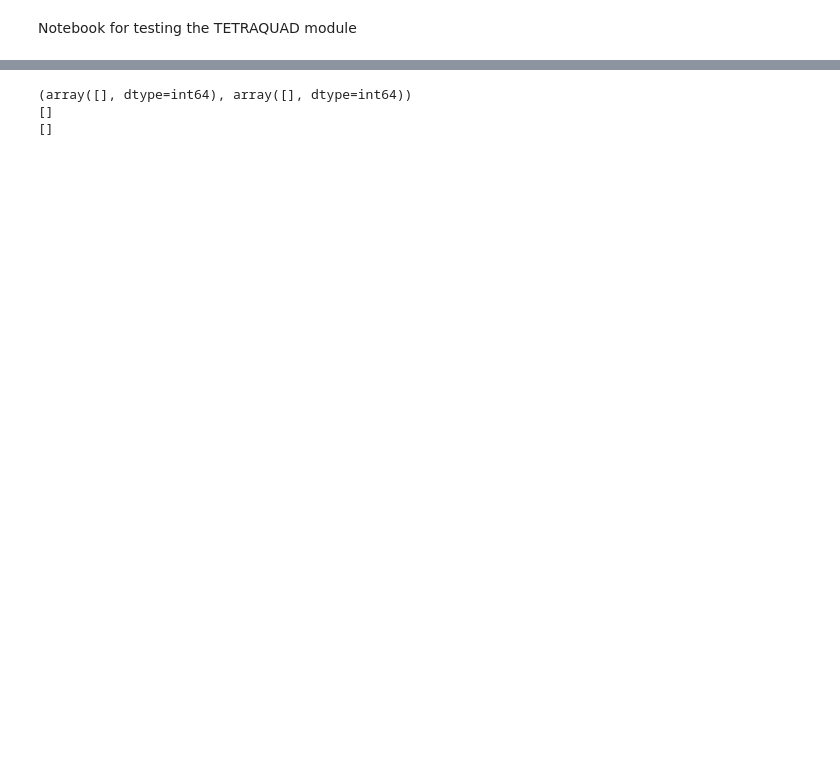
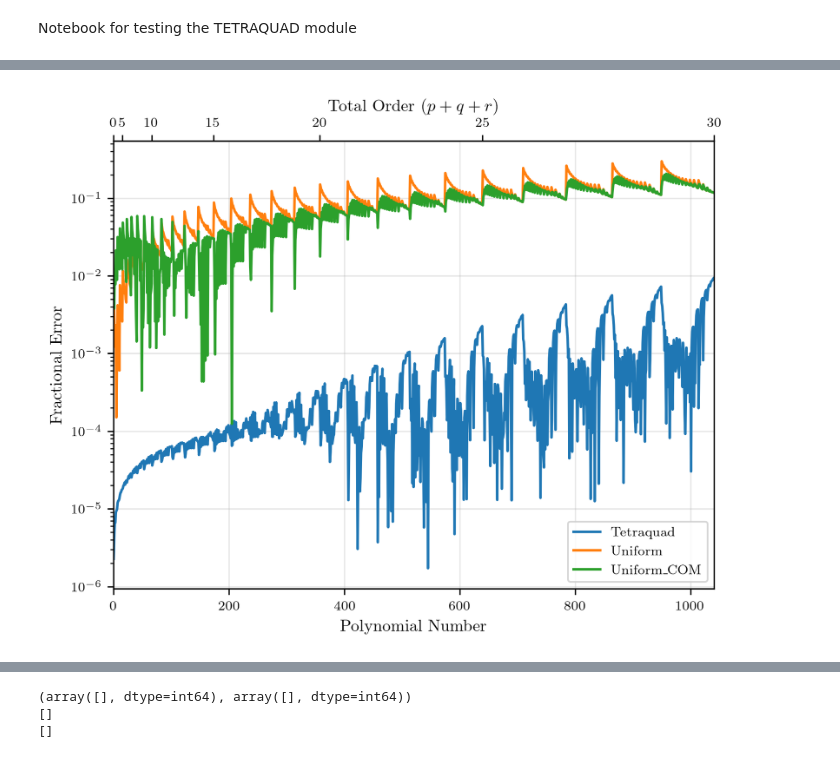
Before and after one commit to Wuhyun/Tetraquad, a Jupyter notebook: tetraquad_test.ipynb, the cells around one changed output, grey strips where cells are left out. Drawn from its saved outputs; the diff is of its cells as text; code cells hidden in the pictures; blank space fills up the shorter version.

```diff
--- a/tetraquad_test.ipynb
+++ b/tetraquad_test.ipynb
@@ -33,0 +62,4 @@ fig_height = fig_width / 1.61803
+# %%
+fig, ax = tetraquad.plot_test_polynomial_integration([quad, quad2, quad3], labels=["Tetraquad", "Uniform", "Uniform_COM"], max_degree=30)
+# %% [output]
+[figure, added]
```
Also changed, not shown: parts of 14 cells of this notebook, 1 other file.
